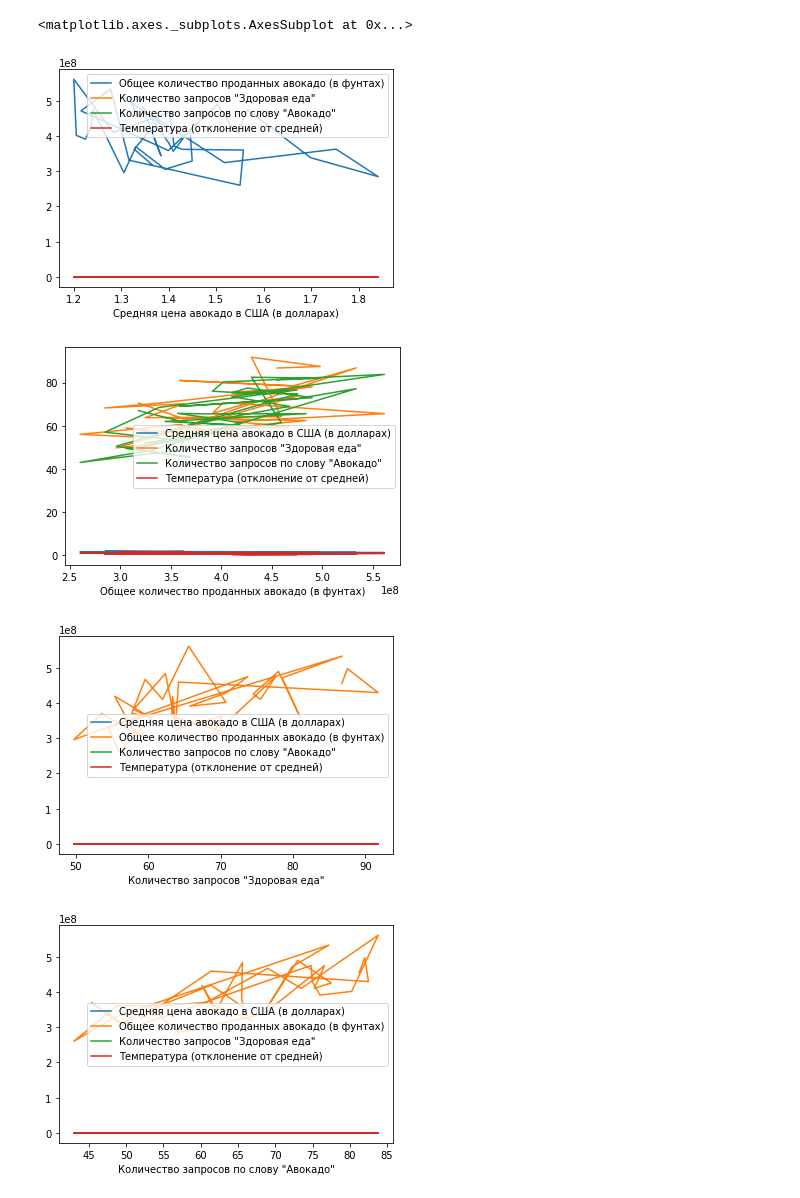
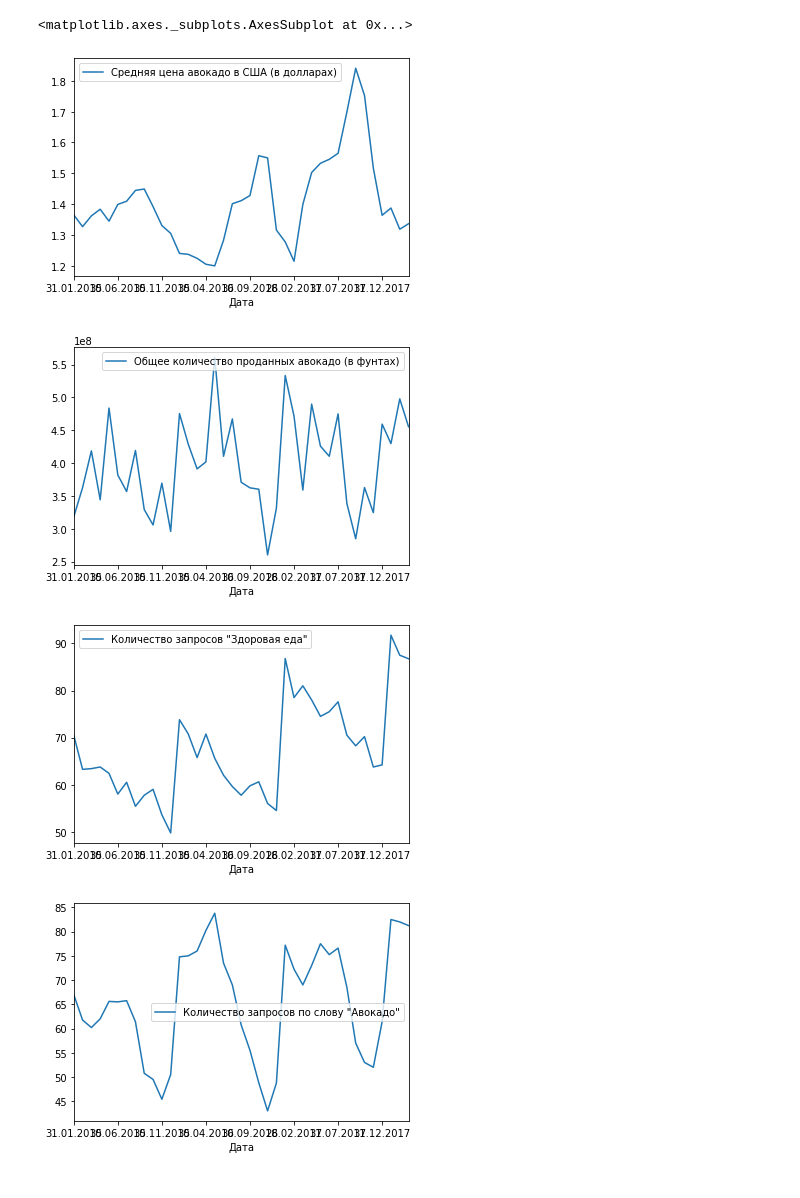
Before and after one commit to AndreiAvinov/Project, a Jupyter notebook: TimeSeries.ipynb, the cells around one changed output. Cells and saved outputs as stored; diff of their text form; code cells hidden in the pictures.

```diff
--- a/TimeSeries.ipynb
+++ b/TimeSeries.ipynb
@@ -6,7 +14,7 @@ from sklearn.cluster import KMeans
 from sklearn.cluster import AgglomerativeClustering
 # %%
 # import dataframe
-df = pandas.read_csv('DataFinal.csv', sep=";", index_col="Дата", decimal=",")
+df = pandas.read_csv('DataFinal.csv', sep=";", index_col="Дата", decimal=".")
 N_COLUMNS = len(df.columns)
 N_ROWS = len(df.index)
 with pandas.option_context('display.max_rows', None, 'display.max_columns', None):
@@ -31,14 +39,14 @@ with pandas.option_context('display.max_rows', None, 'display.max_columns', None
 | 28.02.2018 | 1.318704 | 497778196.4 | 87.50 | 82.00 | ... |
 | 31.03.2018 | 1.336458 | 455253060.2 | 86.75 | 81.25 | ... |
 # %%
-df.plot('Средняя цена авокадо в США (в долларах)')
-df.plot('Общее количество проданных авокадо (в фунтах)')
-df.plot('Количество запросов "Здоровая еда"')
-df.plot('Количество запросов по слову "Авокадо"')
-df.plot('Температура (отклонение от средней)')
+df.plot(y = 'Средняя цена авокадо в США (в долларах)')
+df.plot(y = 'Общее количество проданных авокадо (в фунтах)')
+df.plot(y = 'Количество запросов "Здоровая еда"')
+df.plot(y = 'Количество запросов по слову "Авокадо"')
+df.plot(y = 'Температура (отклонение от средней)')
 # %% [output]
 <matplotlib.axes._subplots.AxesSubplot at 0x...>
-[figure, old version]
+[figure, new version]
-[figure, old version]
+[figure, new version]
-[figure, old version]
+[figure, new version]
-[figure, old version]
+[figure, new version]
```
Also changed, not shown: parts of 26 cells of this notebook.
